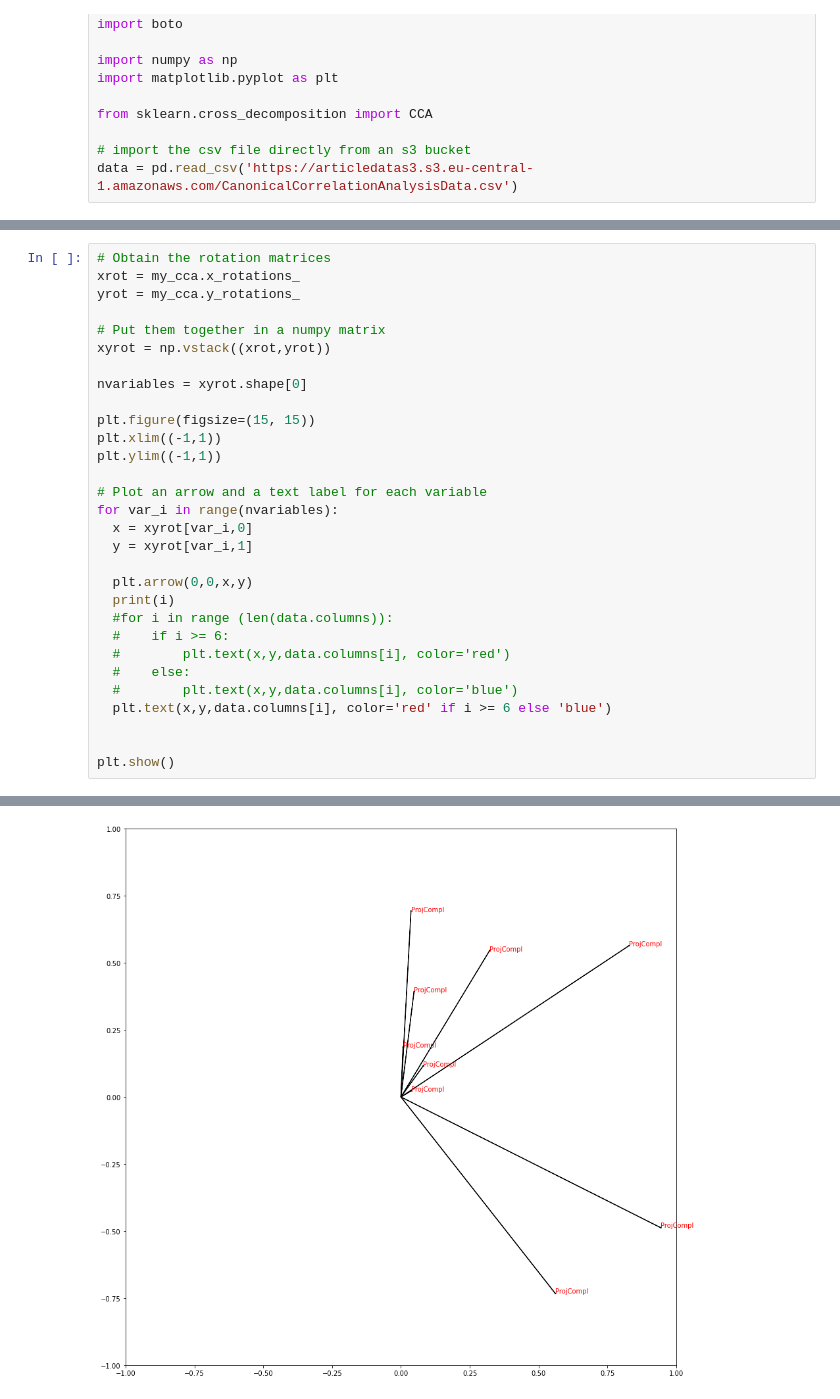
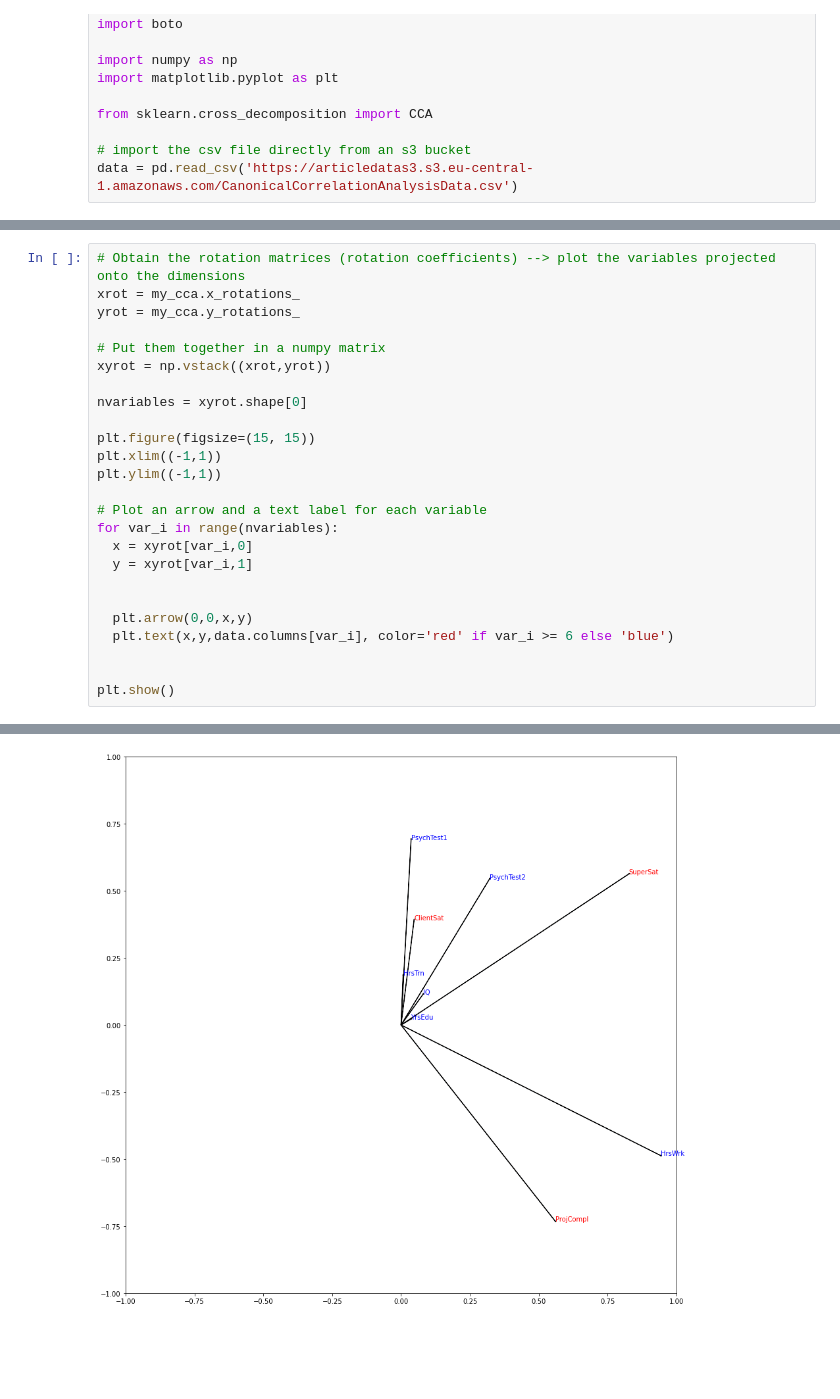
Before and after one commit to MichelaMarini/Patter-Recognition-Class_Fall22_Marini, a Jupyter notebook: CCA.ipynb, the cells around one changed output, grey strips where cells are left out. Cells and saved outputs as stored; diff of their text form; blank space fills up the shorter version.

```diff
--- a/CCA.ipynb
+++ b/CCA.ipynb
@@ -45,7 +45,7 @@ my_cca.fit(X, Y)
 [1000 rows x 9 columns]
 CCA()
 # %%
-# Obtain the rotation matrices
+# Obtain the rotation matrices (rotation coefficients) --> plot the variables projected onto the dimensions
 xrot = my_cca.x_rotations_
 yrot = my_cca.y_rotations_
 
@@ -63,14 +63,9 @@ for var_i in range(nvariables):
   x = xyrot[var_i,0]
   y = xyrot[var_i,1]
 
+
   plt.arrow(0,0,x,y)
-  print(i)
-  #for i in range (len(data.columns)):
-  #    if i >= 6:
-  #        plt.text(x,y,data.columns[i], color='red')
-  #    else:
-  #        plt.text(x,y,data.columns[i], color='blue')
-  plt.text(x,y,data.columns[i], color='red' if i >= 6 else 'blue')
+  plt.text(x,y,data.columns[var_i], color='red' if var_i >= 6 else 'blue')
 
 
 plt.show()
@@ -87 +73 @@ plt.show()
-[figure, old version]
+[figure, new version]
```
Also changed, not shown: parts of 2 cells of this notebook.
